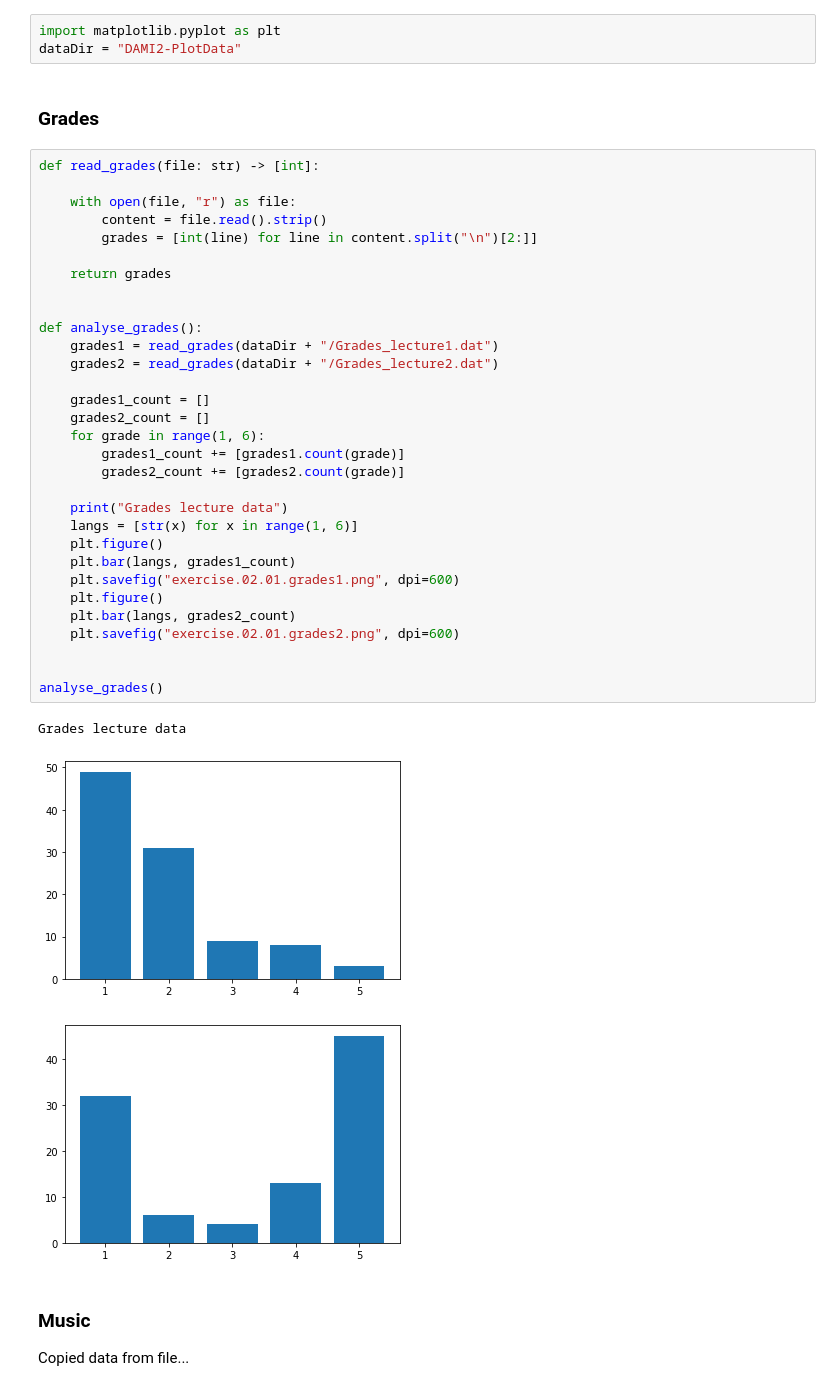
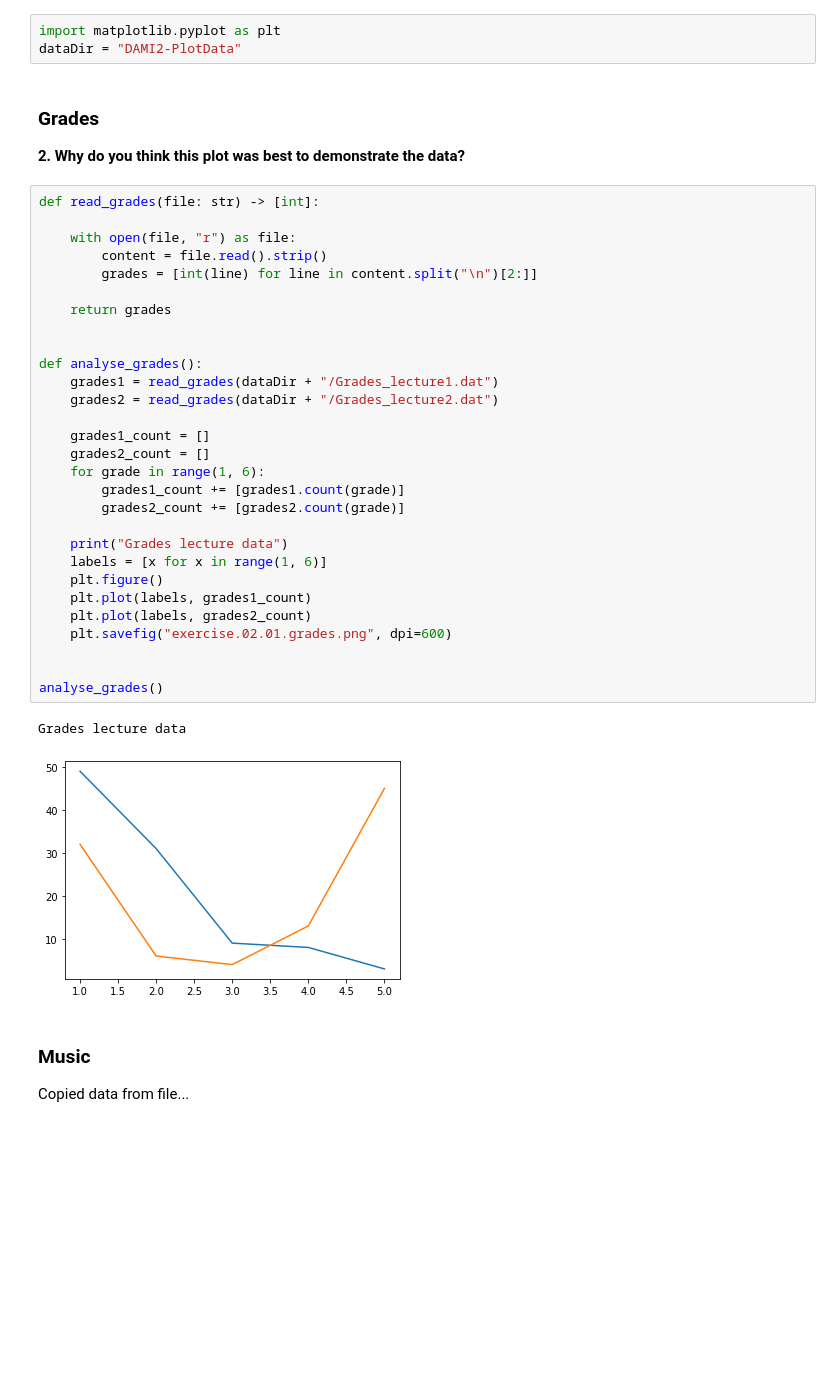
Before and after one commit to patrickz98/uni.2020.dias, a Jupyter notebook: exercise.02/exercise.02.ipynb, the cells around one changed output. Saved outputs shown, nothing was run; the diff lists cells and outputs as text; blank space fills up the shorter version.

Commit message:
Check in. Exercise 02.

```diff
--- a/exercise.02/exercise.02.ipynb
+++ b/exercise.02/exercise.02.ipynb
@@ -6,43 +6,42 @@ Setup stuff
 # %%
 import matplotlib.pyplot as plt
 dataDir = "DAMI2-PlotData"
-# %% [markdown]
-### Grades
+# %% [markdown]
+### Grades
+
+**2. Why do you think this plot was best to demonstrate the data?**
 # %%
 def read_grades(file: str) -> [int]:
 
     with open(file, "r") as file:
         content = file.read().strip()
         grades = [int(line) for line in content.split("\n")[2:]]
 
     return grades
 
 
 def analyse_grades():
     grades1 = read_grades(dataDir + "/Grades_lecture1.dat")
     grades2 = read_grades(dataDir + "/Grades_lecture2.dat")
 
     grades1_count = []
     grades2_count = []
     for grade in range(1, 6):
         grades1_count += [grades1.count(grade)]
         grades2_count += [grades2.count(grade)]
 
     print("Grades lecture data")
-    langs = [str(x) for x in range(1, 6)]
+    labels = [x for x in range(1, 6)]
     plt.figure()
-    plt.bar(langs, grades1_count)
-    plt.savefig("exercise.02.01.grades1.png", dpi=600)
-    plt.figure()
-    plt.bar(langs, grades2_count)
-    plt.savefig("exercise.02.01.grades2.png", dpi=600)
+    plt.plot(labels, grades1_count)
+    plt.plot(labels, grades2_count)
+    plt.savefig("exercise.02.01.grades.png", dpi=600)
 
 
 analyse_grades()
 # %% [output]
 Grades lecture data
-[figure, old version]
+[figure, new version]
-[figure, removed]
 # %% [markdown]
 ### Music
 
```
Also changed, not shown: 3 other files.
